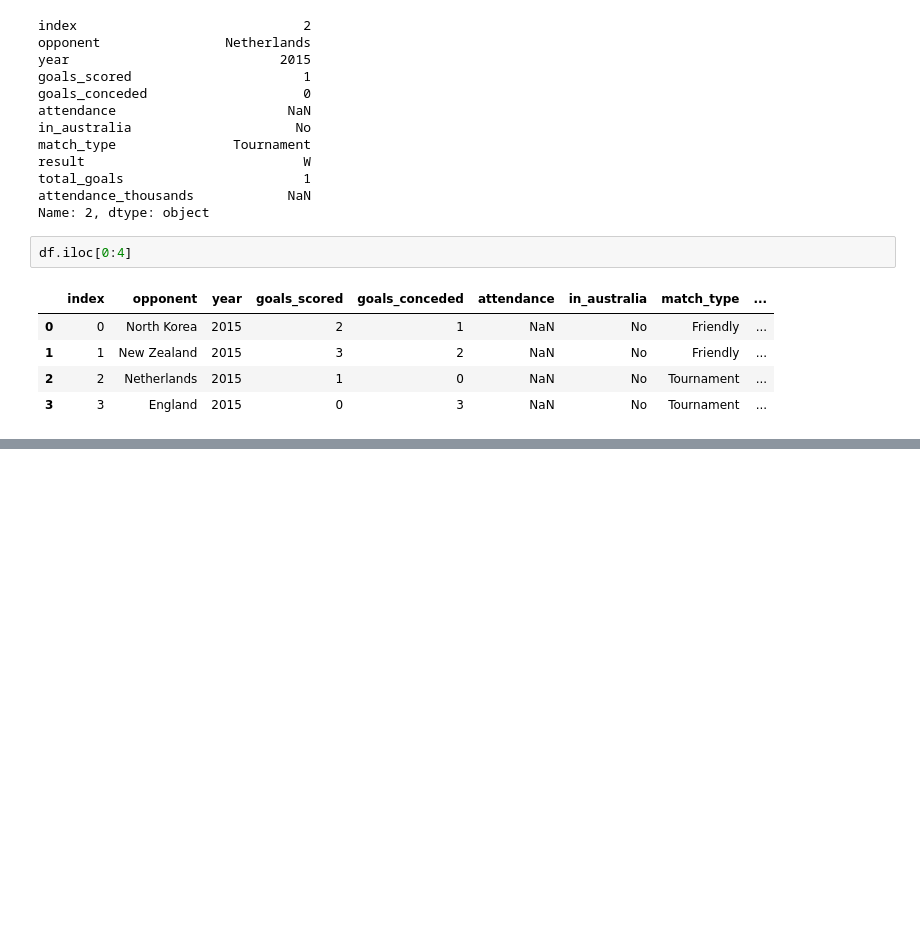
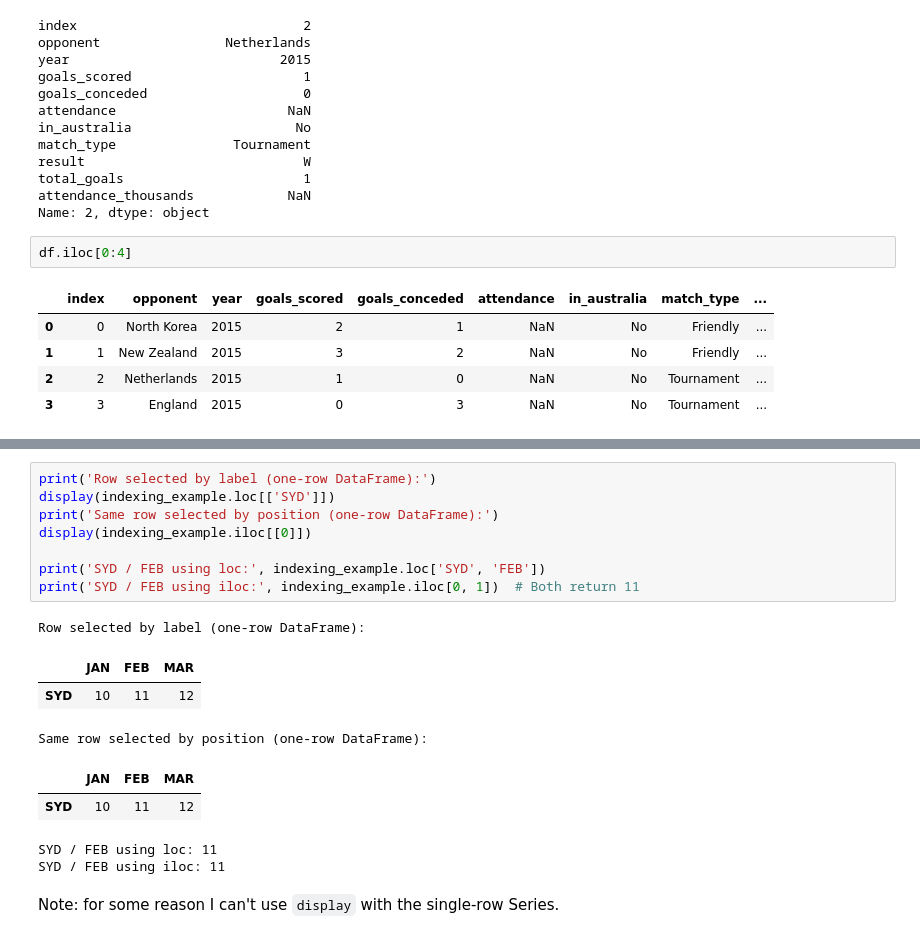
Before and after one commit to nirvana644/IATD-Machine-Learning-Algorithms, a Jupyter notebook: 1_b_PandasRefresher.ipynb, the cells around one changed output, grey strips where cells are left out. Cells and saved outputs as stored; diff of their text form; blank space fills up the shorter version.

```diff
--- a/1_b_PandasRefresher.ipynb
+++ b/1_b_PandasRefresher.ipynb
@@ -339,0 +378,19 @@ df.iloc[0:4]
+# %%
+print('Row selected by label (one-row DataFrame):')
+display(indexing_example.loc[['SYD']])
+print('Same row selected by position (one-row DataFrame):')
+display(indexing_example.iloc[[0]])
+
+print('SYD / FEB using loc:', indexing_example.loc['SYD', 'FEB'])
+print('SYD / FEB using iloc:', indexing_example.iloc[0, 1])  # Both return 11
+# %% [output]
+Row selected by label (one-row DataFrame):
+|  | JAN | FEB | MAR |
+| SYD | 10 | 11 | 12 |
+Same row selected by position (one-row DataFrame):
+|  | JAN | FEB | MAR |
+| SYD | 10 | 11 | 12 |
+SYD / FEB using loc: 11
+SYD / FEB using iloc: 11
+# %% [markdown]
+Note: for some reason I can't use `display` with the single-row Series.
```
Also changed, not shown: parts of 20 cells of this notebook, 5 other files.
